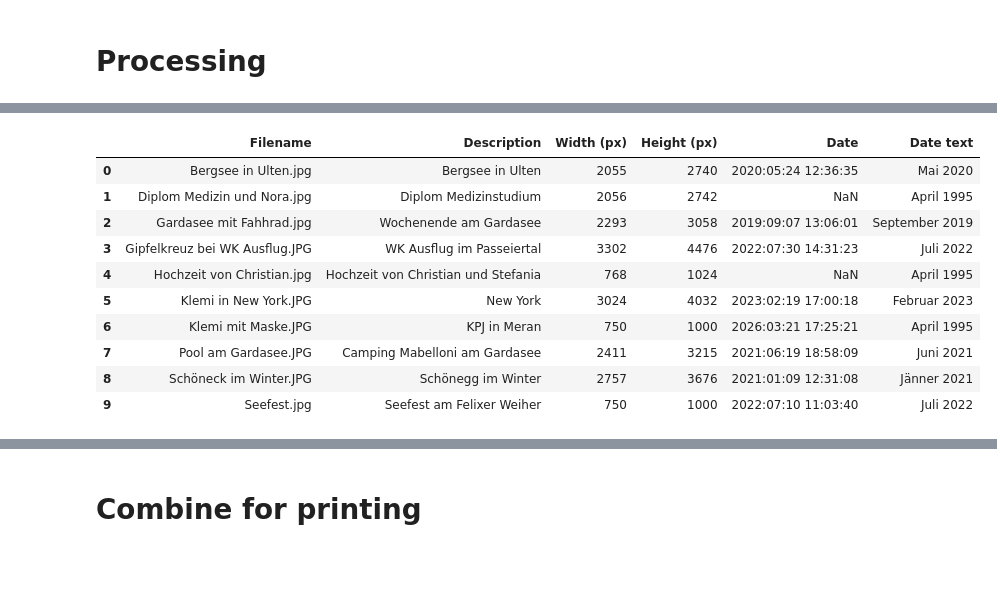
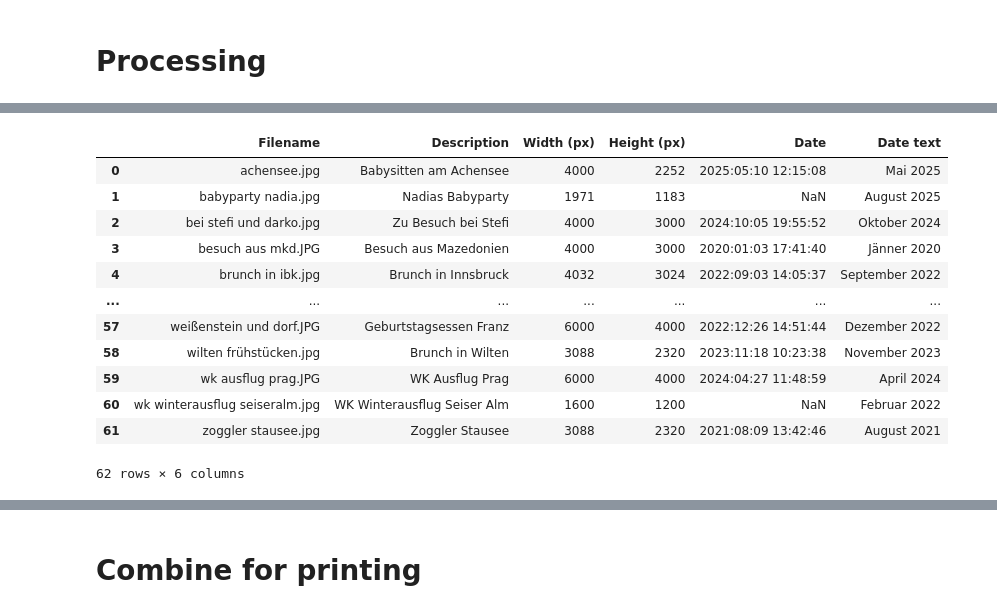
Before and after one commit to ThoAus/photowall, a Jupyter notebook: prepare_images.ipynb, the cells around one changed output, grey strips where cells are left out. Saved outputs shown, nothing was run; the diff lists cells and outputs as text; code cells hidden in the pictures; blank space fills up the shorter version.

```diff
--- a/prepare_images.ipynb
+++ b/prepare_images.ipynb
@@ -73,7 +130,13 @@ Picture resolution (WxH) to get 300 dpi: 933 x 1263
 # %%
 # Select input directory and list image files
-path_to_input_dir = Path('C:/Users/thoma/OneDrive/HOCHZEIT/Fotowand/Fotos')
-image_files = list(path_to_input_dir.glob('*.jpg')) + list(path_to_input_dir.glob('*.jpeg')) + list(path_to_input_dir.glob('*.png'))
+ORIENTATION = 'quer'
+path_to_input_dir = Path(f'C:/Users/thoma/OneDrive/HOCHZEIT/Fotowand/Fotos/{ORIENTATION}')
+image_files = (
+    list(path_to_input_dir.glob('*.jpg'))
+    + list(path_to_input_dir.glob('*.jpeg'))
+    + list(path_to_input_dir.glob('*.png'))
+)
+
 print(f"Found {len(image_files)} image files in {path_to_input_dir}")
 
 # Create a list to store image information
@@ -103,7 +166,7 @@ for image_file in image_files:
 
 # Create a DataFrame
 image_info_df = pd.DataFrame(image_info_list[1:], columns=image_info_list[0])
-image_info_file = path_to_input_dir.parent / 'image_info.xlsx'
+image_info_file = path_to_input_dir.parent / f'image_info_{ORIENTATION}.xlsx'
 
 # Add columns to manually add description and date corrected
 image_info_df['Description'] = ''
@@ -242,44 +321,46 @@ Difference in aspect ratio: 0.01
 # %%
 # Load the edited image information from the Excel file
-edited_img_info_df = pd.read_excel(path_to_input_dir.parent / 'image_info_edited.xlsx')
+edited_img_info_df = pd.read_excel(path_to_input_dir.parent / f'image_info_{ORIENTATION}_bearbeitet.xlsx')
 
 # Map the month number to the month name in German (or any other language as needed)
 month_dict = {
     1: 'Jänner',
     2: 'Februar',
     3: 'März',
     4: 'April',
     5: 'Mai',
     6: 'Juni',
     7: 'Juli',
     8: 'August',
     9: 'September',
     10: 'Oktober',
     11: 'November',
     12: 'Dezember',
     }
 
 # Map the name of the month to the month number in the 'Date corrected' column
 edited_img_info_df['Month'] = edited_img_info_df['Date corrected'].dt.month.map(month_dict)
 
 # Create a 'Date for text' column with the format "Month Year" (e.g., "August 2024")
 edited_img_info_df['Date text'] = edited_img_info_df['Month'] + ' ' + edited_img_info_df['Date corrected'].dt.year.astype(str)
 
 # Drop the columns as they're no longer needed
 edited_img_info_df = edited_img_info_df.drop(columns=['Month', 'Date corrected'])
 edited_img_info_df
 # %% [output]
 |  | Filename | Description | Width (px) | Height (px) | Date | Date text |
-| 0 | Bergsee in Ulten.jpg | Bergsee in Ulten | 2055 | 2740 | 2020:05:24 12:36:35 | Mai 2020 |
-| 1 | Diplom Medizin und Nora.jpg | Diplom Medizinstudium | 2056 | 2742 | NaN | April 1995 |
-| 2 | Gardasee mit Fahhrad.jpg | Wochenende am Gardasee | 2293 | 3058 | 2019:09:07 13:06:01 | September 2019 |
-| 3 | Gipfelkreuz bei WK Ausflug.JPG | WK Ausflug im Passeiertal | 3302 | 4476 | 2022:07:30 14:31:23 | Juli 2022 |
-| 4 | Hochzeit von Christian.jpg | Hochzeit von Christian und Stefania | 768 | 1024 | NaN | April 1995 |
-| 5 | Klemi in New York.JPG | New York | 3024 | 4032 | 2023:02:19 17:00:18 | Februar 2023 |
-| 6 | Klemi mit Maske.JPG | KPJ in Meran | 750 | 1000 | 2026:03:21 17:25:21 | April 1995 |
-| 7 | Pool am Gardasee.JPG | Camping Mabelloni am Gardasee | 2411 | 3215 | 2021:06:19 18:58:09 | Juni 2021 |
-| 8 | Schöneck im Winter.JPG | Schönegg im Winter | 2757 | 3676 | 2021:01:09 12:31:08 | Jänner 2021 |
-| 9 | Seefest.jpg | Seefest am Felixer Weiher | 750 | 1000 | 2022:07:10 11:03:40 | Juli 2022 |
+| 0 | achensee.jpg | Babysitten am Achensee | 4000 | 2252 | 2025:05:10 12:15:08 | Mai 2025 |
+| 1 | babyparty nadia.jpg | Nadias Babyparty | 1971 | 1183 | NaN | August 2025 |
+| 2 | bei stefi und darko.jpg | Zu Besuch bei Stefi | 4000 | 3000 | 2024:10:05 19:55:52 | Oktober 2024 |
+| 3 | besuch aus mkd.JPG | Besuch aus Mazedonien | 4000 | 3000 | 2020:01:03 17:41:40 | Jänner 2020 |
+| 4 | brunch in ibk.jpg | Brunch in Innsbruck | 4032 | 3024 | 2022:09:03 14:05:37 | September 2022 |
+| ... | ... | ... | ... | ... | ... | ... |
+| 57 | weißenstein und dorf.JPG | Geburtstagsessen Franz | 6000 | 4000 | 2022:12:26 14:51:44 | Dezember 2022 |
+| 58 | wilten frühstücken.jpg | Brunch in Wilten | 3088 | 2320 | 2023:11:18 10:23:38 | November 2023 |
+| 59 | wk ausflug prag.JPG | WK Ausflug Prag | 6000 | 4000 | 2024:04:27 11:48:59 | April 2024 |
+| 60 | wk winterausflug seiseralm.jpg | WK Winterausflug Seiser Alm | 1600 | 1200 | NaN | Februar 2022 |
+| 61 | zoggler stausee.jpg | Zoggler Stausee | 3088 | 2320 | 2021:08:09 13:42:46 | August 2021 |
+62 rows × 6 columns
 # %%
 # Loop through the edited image information and process each image accordingly
 for index, row in edited_img_info_df.iterrows():
```
Also changed, not shown: parts of 10 cells of this notebook.
